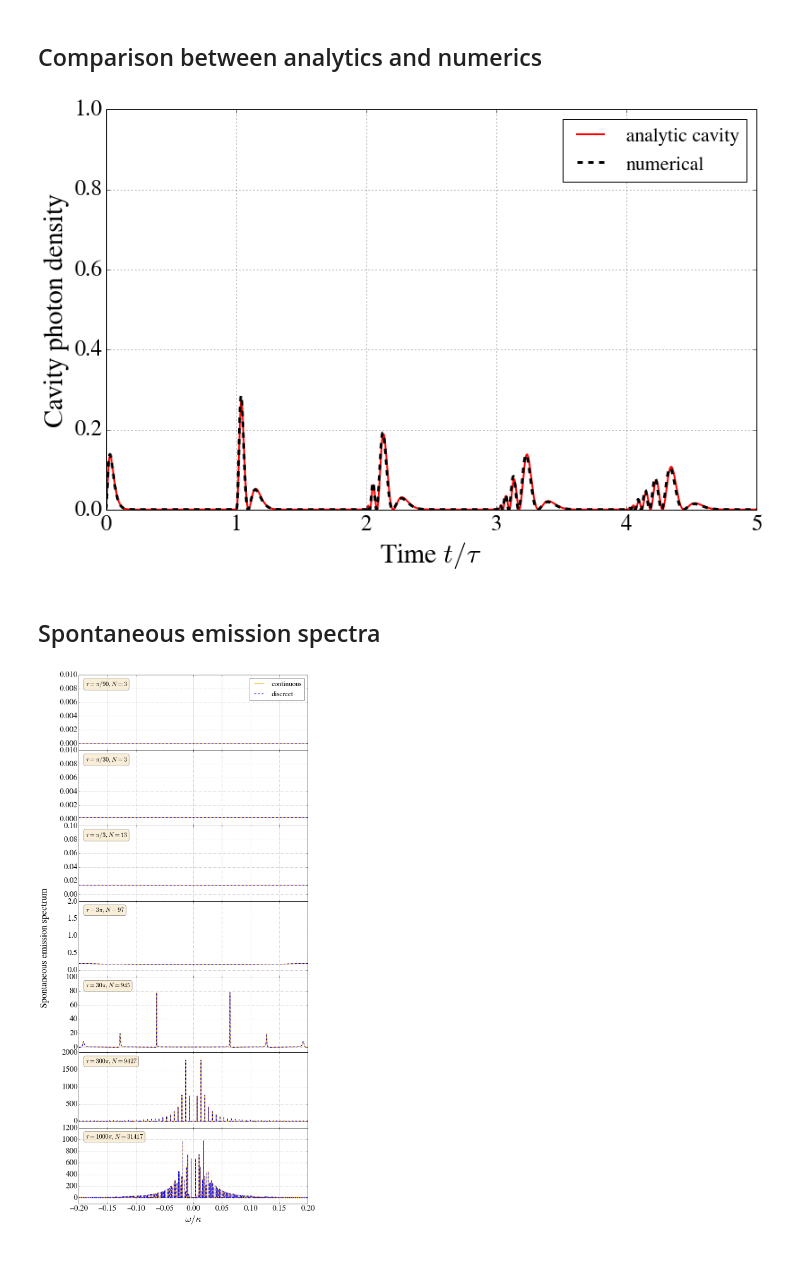
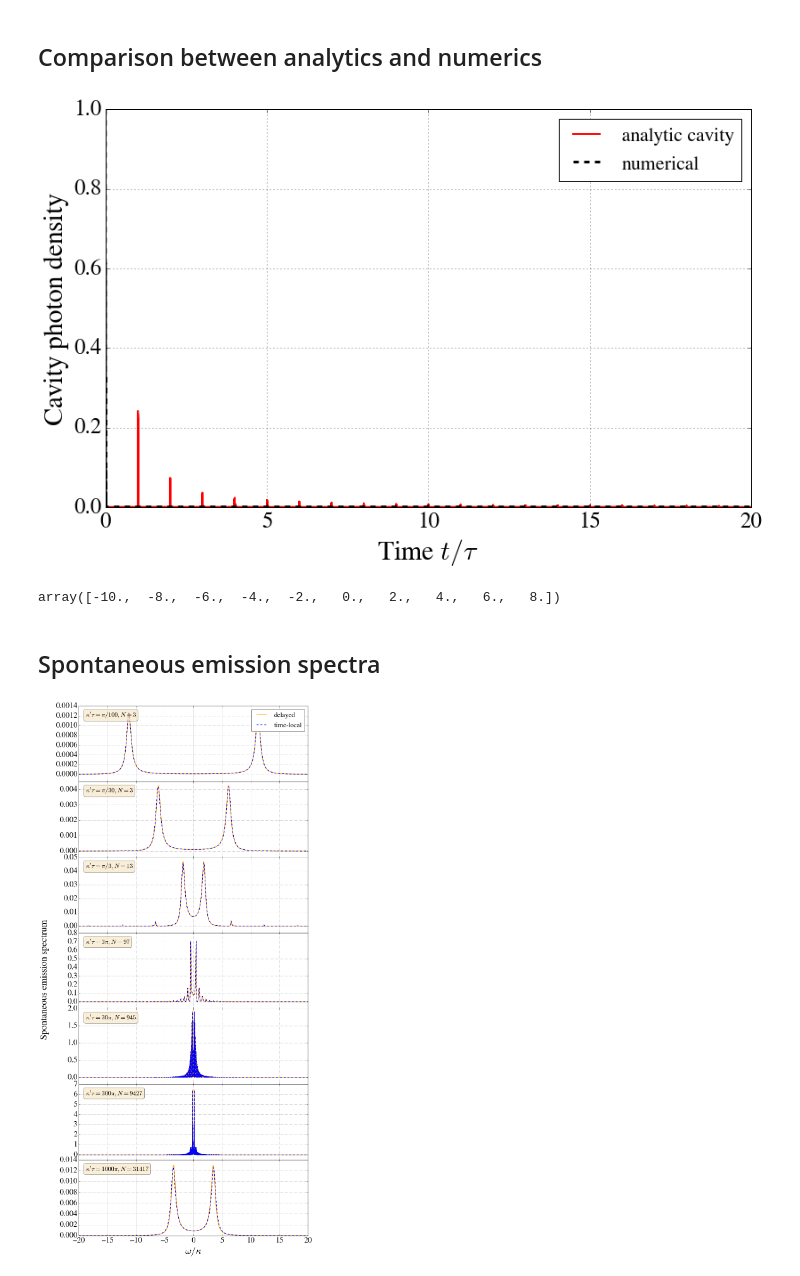
Before and after one commit to nemetniki/with-Andreas, a Jupyter notebook: CQED_standingwave.ipynb, the cells around one changed output. Cells and saved outputs as stored; diff of their text form; code cells hidden in the pictures.

```diff
--- a/CQED_standingwave.ipynb
+++ b/CQED_standingwave.ipynb
@@ -187,7 +187,7 @@ you got this
 import numpy as np
 from scipy.integrate import ode
 
-N  = 200 # At least 100 is required for a good precision (150-200 better but slower)
+N  = 100 # At least 100 is required for a good precision (150-200 better but slower)
 qp = np.linspace(-N/2,N/2,N+1)
 #print(qp[0:N+3])
 
@@ -196,12 +196,12 @@ y0, t0 = [1.0, 0.0]+ np.zeros(N+1).tolist(), 0
 #arg: 0->gam, 1->s, 2->G0, 3->tau
 def f(t, y, arg):
     qpcoef = (-1)**qp * np.exp(-1j*2*np.pi*qp*t/arg[3])
-    return [1j*arg[0]*y[1], 1j*arg[0]*y[0]+1j*arg[1]*arg[2]*np.sum(qpcoef*y[2:N+3])] + \
+    return [1j*arg[0]*y[1], 1j*arg[0]*y[0]-arg[4]*y[1]+1j*arg[1]*arg[2]*np.sum(qpcoef*y[2:N+3])] + \
 (1j*y[1]*arg[2]*np.conjugate(qpcoef)).tolist()
 def jac(t, y, arg):
     qpcoef = (-1)**qp * np.exp(-1j*2*np.pi*qp*t/arg[3])
     jacobian = np.zeros((N+3,N+3),'complex')
-    jacobian[0:2,0:2] = np.array([[0,1j*arg[0]],[1j*arg[0],0]])
+    jacobian[0:2,0:2] = np.array([[0.,1j*arg[0]],[1j*arg[0],-arg[4]]])
     jacobian[0,2:N+3] = np.zeros(N+1)
     jacobian[2:N+3,0] = np.zeros(N+1)
     jacobian[1,2:N+3] = 1j*qpcoef*arg[1]*arg[2]
@@ -212,13 +212,14 @@ def jac(t, y, arg):
 r = ode(f, jac).set_integrator('zvode', method='bdf', with_jacobian=True)
 s = 1.
 kap = 1.
-tau = 10.*np.pi
+kap1 = 1.
+tau = 100.*np.pi
 G0 = 2*np.sqrt(kap/s/tau) #See notes for the connection between kappap and G0 (assumed to be real)
-gam = 1.
-arg = [gam,s,G0,tau]
+gam = 40.
+arg = [gam,s,G0,tau,kap1]
 r.set_initial_value(y0, t0).set_f_params(arg).set_jac_params(arg)
 t1 = 20.*tau
-dt = 0.1
+dt = 0.01
 
 time = np.array([t0/tau])
 #print(time)
@@ -315,19 +315,24 @@ plt.show()
 plt.figure(1,figsize=(13,8))
 #plt.plot(tSTmany,np.abs(ceSTmany)**2,linewidth=2.0,label='analytic atomic',color='orange',ls='-')
 #plt.plot(time,np.abs(sol[:,0])**2,linewidth=3.0,label='numerical atomic',color='b',ls='-.')
-plt.plot(tSTmany,np.abs(cgSTmany)**2,linewidth=2.0,label='analytic cavity',color='r',ls='-')
+plt.plot(tSTmany,np.abs(ceSTmany)**2,linewidth=2.0,label='analytic cavity',color='r',ls='-')
 #plt.plot(time,np.abs(cg)**2,linewidth=3.0,label='analytic',color='b',ls='-.')
 plt.hold(True)
-plt.plot(time,np.abs(sol[:,1])**2,linewidth=3.0,label='numerical',color='k',ls='--')
+plt.plot(time,np.abs(sol[:,0])**2,linewidth=3.0,label='numerical',color='k',ls='--')
 plt.grid(True)
 plt.xlabel("Time $t/\\tau$",fontsize=30)
 plt.ylabel("Cavity photon density",fontsize=30)
 plt.legend(loc="upper right",fontsize=22)
-plt.xlim(0,5)
+plt.xlim(0,20)
 plt.ylim(0,1)
 plt.show()
 # %% [output]
-[figure, old version]
+[figure, new version]
+# %%
+a = np.linspace(-10,10,11)
+a[0:10]
+# %% [output]
+array([-10.,  -8.,  -6.,  -4.,  -2.,   0.,   2.,   4.,   6.,   8.])
 # %% [markdown]
 ## Spontaneous emission spectra
 # %%
@@ -346,60 +351,62 @@ kap1 = 1
 kap = 1.
 gam = 1.
 
-om = np.linspace(-.2,.2,200000)
+om = np.linspace(-20.,20.,10000)
 def Spontem_d(om,N,tau):
 
     qp  = np.linspace(-N/2,N/2,N+1)
     Kd  = np.sum(1/(om*tau-2*qp*np.pi))
     cg1 = 1j*gam/(-om**2+gam**2+4*kap*om*Kd-kap1*1j*om)
 
+    Kdc = np.sum(np.exp(1j*om*tau*qp[(N/2):(N+1)]))-1/2.
+    #cg1c = 1j*gam/(-om**2+gam**2-4*kap*1j*om*Kdc-kap1*1j*om)
     cg1c = 1j*gam/(-om**2+gam**2+2*kap*om/np.tan(om*tau/2.)-kap1*1j*om)
     return cg1,cg1c
 
 cg1 = np.zeros(len(om),"complex")
 cg1c = np.zeros(len(om),"complex")
-taar = np.array([90.,30.,3.,1/3.,1/30.,1/300.,1/1000.])
+taar = np.array([100.,30.,3.,1/3.,1/30.,1/300.,1/1000.])
 tau = np.pi/taar
 f, axes = plt.subplots(len(tau), sharex=True,figsize=(13,30))
 #plt.clf()
 props = dict(boxstyle='round', facecolor='wheat', alpha=0.5)
 
 for itau in range(0,len(tau)):
     N  = int(ceil(10*kap*tau[itau]/2.))*2
     if itau <3:
-        textstr = '$\\tau=\pi/%.0f, N=%d$'% (taar[itau],N+1)
+        textstr = '$\kappa^\prime\\tau=\pi/%.0f, N=%d$'% (taar[itau],N+1)
     else:
-        textstr = '$\\tau=%.0f\pi, N=%d$'% (1/taar[itau],N+1)
+        textstr = '$\kappa^\prime\\tau=%.0f\pi, N=%d$'% (1/taar[itau],N+1)
     for iom in range(0,len(om)):
         cg1[iom],cg1c[iom] = Spontem_d(om[iom],N,tau[itau])
 #plt.figure(1,figsize=(13,8))
 #plt.ylim(0,0.02)
 #plt.xlim(-500,500)
     axes[itau].text(0.03, 0.93, textstr, transform=axes[itau].transAxes, fontsize=20,
         verticalalignment='top', bbox=props)
 #    if itau<len(tau)-1:
 #        axes[itau].plot(om,(kap2-kapi)/np.pi*np.abs(cg2)**2,linewidth=2.0,label='right (2)',color = 'orange')
 #        axes[itau].hold(True)
 #        axes[itau].plot(om,(kap1-kapi)/np.pi*np.abs(cg1)**2,linewidth=2.0,label='left (1)',color='k',ls='--')
 #    else:
-    axes[itau].plot(om,kap1/np.pi*np.abs(cg1c)**2,linewidth=2.0,label='continuous',color = 'orange')
+    axes[itau].plot(om,kap1/2./np.pi*np.abs(cg1c)**2,linewidth=2.0,label='delayed',color = 'orange')
     axes[itau].hold(True)
-    axes[itau].plot(om,kap1/np.pi*np.abs(cg1)**2,linewidth=2.0,label='discreet',color = 'b',ls='--')
+    axes[itau].plot(om,kap1/2./np.pi*np.abs(cg1)**2,linewidth=2.0,label='time-local',color = 'b',ls='--')
     #axes[itau].set_ylabel('Spontaneous emission spectra',fontsize=30.)
     axes[itau].grid(True)
-axes[0].set_ylim(-0.001,.01)
-axes[1].set_ylim(-0.001,.01)
-axes[2].set_ylim(-0.01,.1)
-axes[3].set_ylim(-0.2,2)
-axes[4].set_ylim(-7.5,100)
-axes[5].set_ylim(-200,2000)
-axes[6].set_ylim(-100.,1200)
-axes[0].set_xlim(-.2,.2)
+axes[0].set_ylim(-0.00015,.0014)
+axes[1].set_ylim(-0.0004,.0045)
+axes[2].set_ylim(-0.005,.05)
+axes[3].set_ylim(-0.08,.8)
+axes[4].set_ylim(-0.2,2.)
+axes[5].set_ylim(-0.5,7)
+axes[6].set_ylim(0.,0.014)
+#axes[0].set_xlim(-120,120)
 f.text(0.01, 0.5, 'Spontaneous emission spectrum', ha='center', va='center', rotation='vertical',fontsize=30.)
 f.subplots_adjust(hspace=0)
 axes[6].set_xlabel('$\omega/\kappa$',fontsize=30.)
 axes[0].legend(loc='upper right',fontsize = 22)
 #axes[-1].legend(loc='upper right',fontsize = 22)
 plt.show()
 # %% [output]
-[figure, old version]
+[figure, new version]
```
Also changed, not shown: parts of 4 cells of this notebook, 1 other file.
